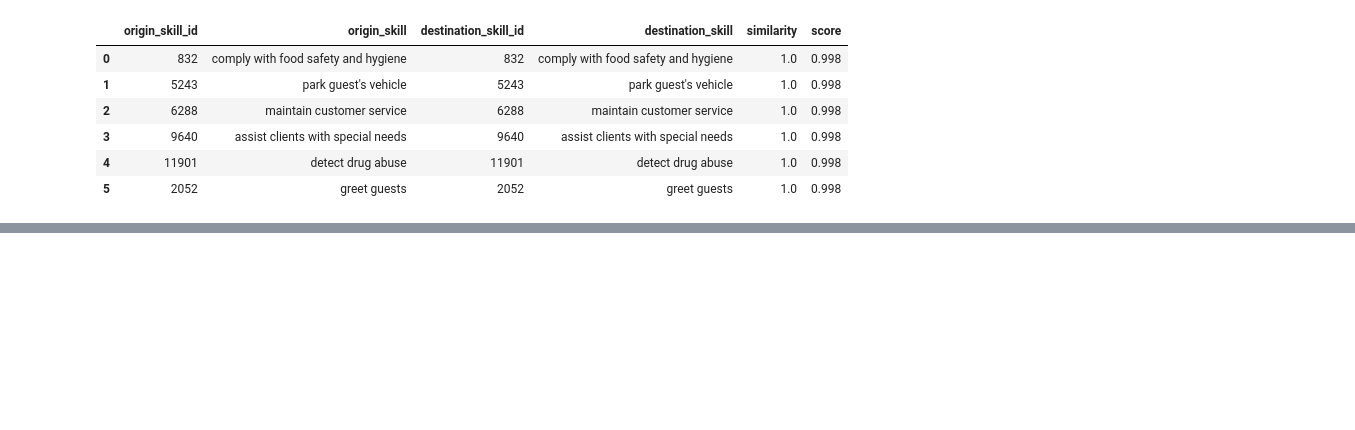
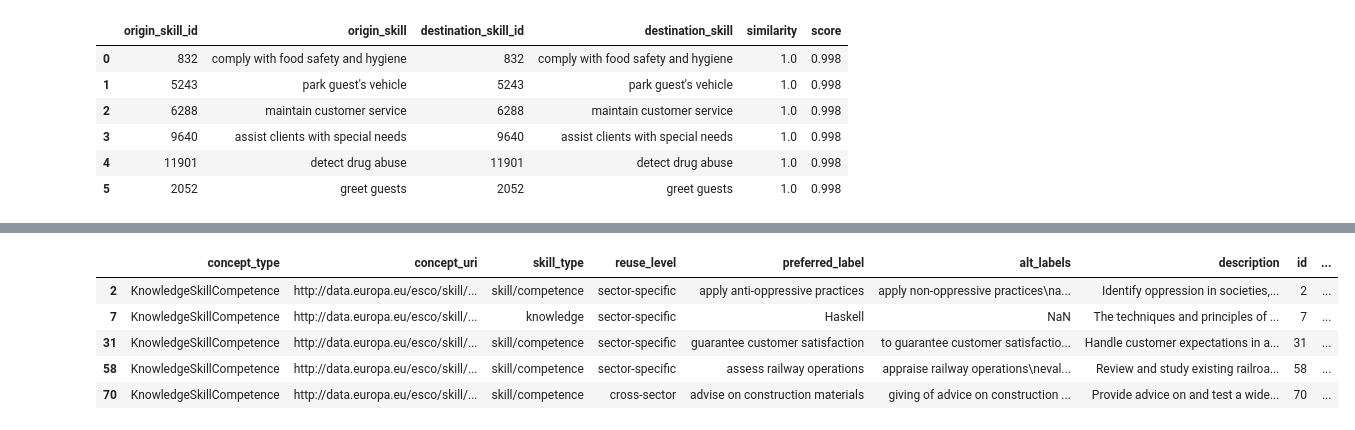
Before and after one commit to nestauk/mapping-career-causeways, a Jupyter notebook: codebase/notebooks/05_transition_analyses/specific_examples/Generate_transitions_examples.ipynb, the cells around one changed output, grey strips where cells are left out. Drawn from its saved outputs; the diff is of its cells as text; code cells hidden in the pictures; blank space fills up the shorter version.

```diff
--- a/codebase/notebooks/05_transition_analyses/specific_examples/Generate_transitions_examples.ipynb
+++ b/codebase/notebooks/05_transition_analyses/specific_examples/Generate_transitions_examples.ipynb
@@ -184,0 +191,14 @@ data.skills[data.skills.id.isin(all_skills_ids)]
+# %%
+batch_results = batch_results.set_index('subject_ids')
+
+rows = sample_transitions_df[['transition_id', 'origin_id', 'destination_id']].iterrows()
+
+skills_matches = []
+
+for _, (i, origin_id, destination_id) in rows:
+    skills_matching = trans_utils.show_skills_overlap(origin_id, destination_id,
+                                                      skills_match='optional', verbose=False)
+    skills_matching['transition_id'] = i
+    skills_matches.append(skills_matching)
+
+skills_matches = pd.concat(skills_matches, axis=0)
@@ -184,0 +276,15 @@ data.skills[data.skills.id.isin(all_skills_ids)]
+# %%
+# Extra: You may also want to get some reference data on the skills (links to the ESCO database)
+sample_skills_ids = (set(skills_matches.origin_skill_id.to_list())
+                     .union(set(skills_matches.destination_skill_id.to_list())))
+
+sample_skill_profiles = data.skills[data.skills.id.isin(sample_skills_ids)]
+# %%
+sample_skill_profiles.head()
+# %% [output]
+|  | concept_type | concept_uri | skill_type | reuse_level | preferred_label | alt_labels | description | id | ... |
+| 2 | KnowledgeSkillCompetence | http://data.europa.eu/esco/skill/... | skill/competence | sector-specific | apply anti-oppressive practices | apply non-oppressive practices\na... | Identify oppression in societies,... | 2 | ... |
+| 7 | KnowledgeSkillCompetence | http://data.europa.eu/esco/skill/... | knowledge | sector-specific | Haskell | NaN | The techniques and principles of ... | 7 | ... |
+| 31 | KnowledgeSkillCompetence | http://data.europa.eu/esco/skill/... | skill/competence | sector-specific | guarantee customer satisfaction | to guarantee customer satisfactio... | Handle customer expectations in a... | 31 | ... |
+| 58 | KnowledgeSkillCompetence | http://data.europa.eu/esco/skill/... | skill/competence | sector-specific | assess railway operations | appraise railway operations\neval... | Review and study existing railroa... | 58 | ... |
+| 70 | KnowledgeSkillCompetence | http://data.europa.eu/esco/skill/... | skill/competence | cross-sector | advise on construction materials | giving of advice on construction ... | Provide advice on and test a wide... | 70 | ... |
```
Also changed, not shown: parts of 15 cells of this notebook, 2 other files.
